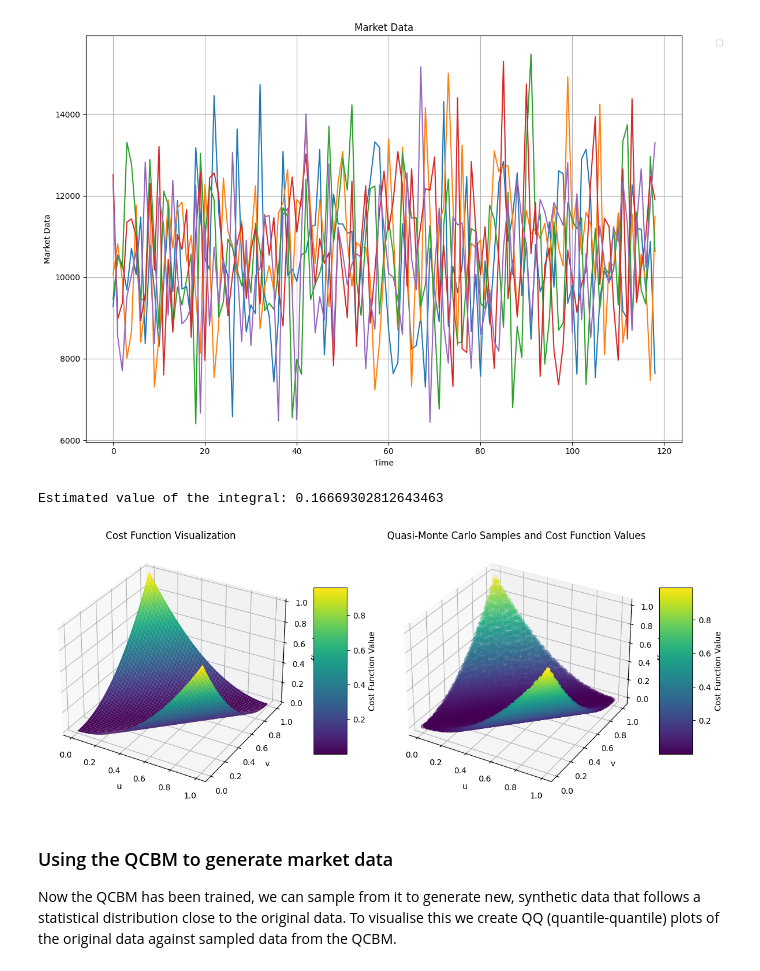
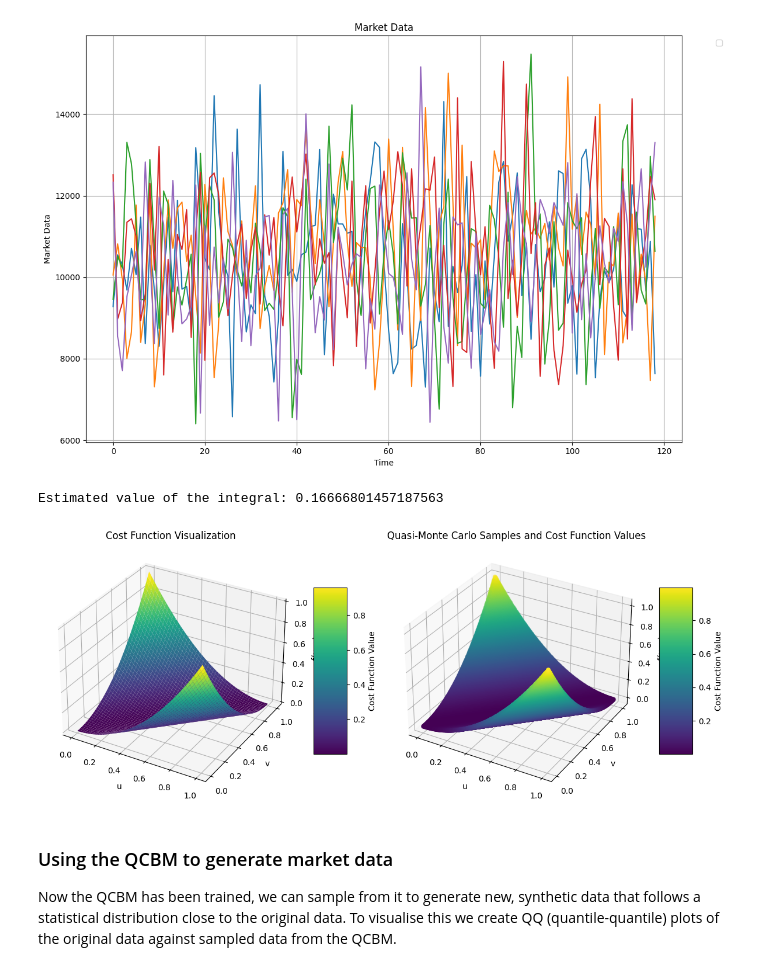
Before and after one commit to Soham-Deshpande/QCBM-Options-Pricing, a Jupyter notebook: src/Testing/Qcbm-Heston.ipynb, the cells around one changed output. Saved outputs shown, nothing was run; the diff lists cells and outputs as text; code cells hidden in the pictures.

```diff
--- a/src/Qcbm-Heston.ipynb
+++ b/src/Testing/Qcbm-Heston.ipynb
@@ -418,7 +418,7 @@ from scipy.stats import qmc
 
 
 # Generate quasi-random samples using the Sobol sequence
-num_samples = 10000
+num_samples = 100000
 sampler = qmc.Sobol(d=2)  # 2-dimensional Sobol sequence
 samples = sampler.random(num_samples)
 
@@ -441,35 +441,35 @@ ax1 = fig.add_subplot(121, projection='3d')
 u = np.linspace(0, 1, 50)
 v = np.linspace(0, 1, 50)
 u, v = np.meshgrid(u, v)
 u_flat = u.flatten()
 v_flat = v.flatten()
 
 
 grid_function_values = np.array([cost([u_val], [v_val]) for u_val, v_val in zip(u_flat, v_flat)])
 grid_function_values = grid_function_values.reshape(u.shape)
 
 surf = ax1.plot_surface(u, v, grid_function_values, cmap='viridis')
 ax1.set_xlabel('u')
 ax1.set_ylabel('v')
 ax1.set_zlabel('f(u, v)')
 ax1.set_title('Cost Function Visualization')
 cbar1 = fig.colorbar(surf, ax=ax1, shrink=0.5, aspect=5)
 cbar1.set_label('Cost Function Value')
 ax2 = fig.add_subplot(122, projection='3d')
 scatter = ax2.scatter(u_samples, v_samples, function_values, c=function_values, cmap='viridis')
 ax2.set_xlabel('u')
 ax2.set_ylabel('v')
 ax2.set_zlabel('f(u, v)')
 ax2.set_title('Quasi-Monte Carlo Samples and Cost Function Values')
 
 cbar2 = fig.colorbar(scatter, ax=ax2, shrink=0.5, aspect=5)
 cbar2.set_label('Cost Function Value')
 
 plt.tight_layout()
 plt.show()
 # %% [output]
-Estimated value of the integral: 0.16669302812643463
+Estimated value of the integral: 0.16666801457187563
-[figure, old version]
+[figure, new version]
 # %% [markdown]
 ### Using the QCBM to generate market data
 
```
Also changed, not shown: 9 other files.
